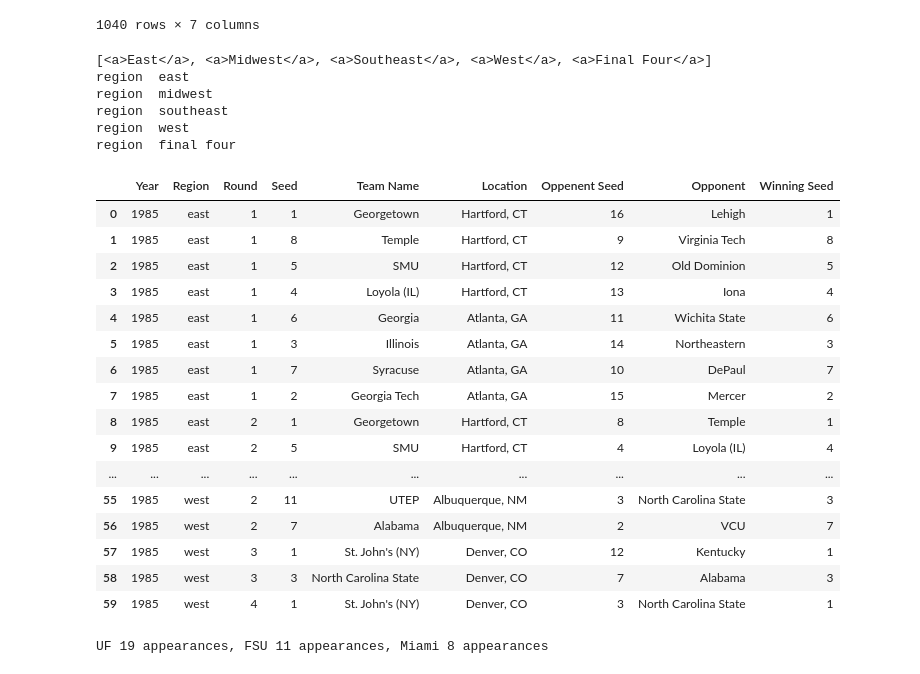
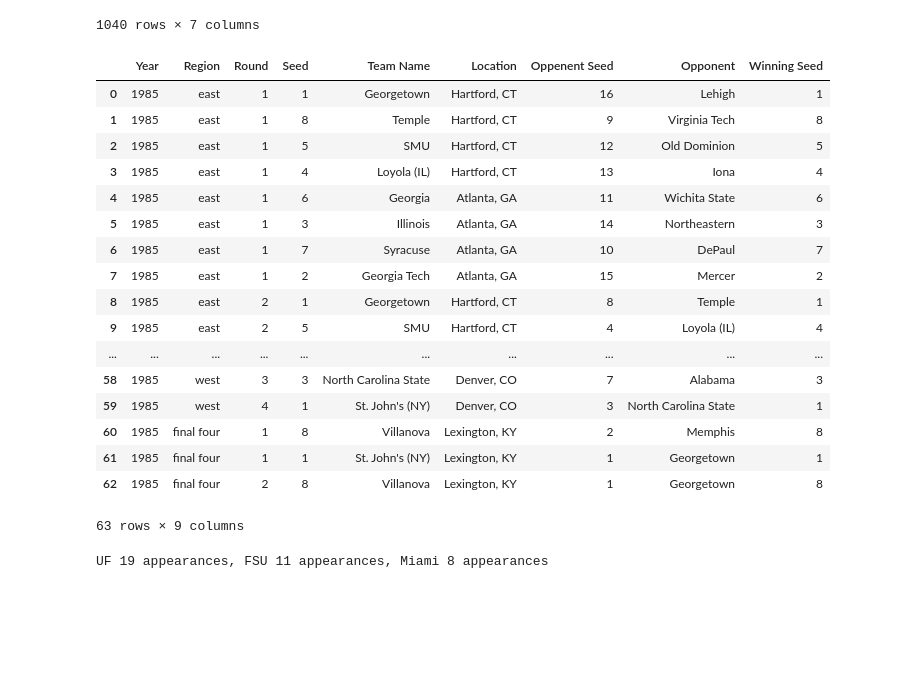
Before and after one commit to dholubek/ncaa_seeds, a Jupyter notebook: ncaa_all_years.ipynb, the cells around one changed output. Cells and saved outputs as stored; diff of their text form; code cells hidden in the pictures; blank space fills up the shorter version.

Commit message:
captured final four

```diff
--- a/ncaa_all_years.ipynb
+++ b/ncaa_all_years.ipynb
@@ -78,10 +78,11 @@ def get_bracket_84():
     bracket = []
     for region_tag in region_tags:
         region = str(region_tag.string).lower()
-        #print("region ", region)
-        #if region is not 'final four':
-        search = {'id': region}
-        region_div = soup.find('div',**search)
+        if region == 'final four':
+            region_div = soup.find('div', {'id':'national'})
+        else:
+            search = {'id': region}
+            region_div = soup.find('div',**search)
         if region_div is not None:
             bracket_rounds = region_div.div
             div_rounds = bracket_rounds.find_all('div', {'class':'round'})
@@ -92,56 +93,51 @@ def get_bracket_84():
                     #print(len(div_round))
                     for gm in div_round:
                         if isinstance(gm, element.Tag ):
                             #print(gm)
                             #print("len contents: ", len(gm.contents))
                             #print()
                             if (len(gm.contents) >= 9):
                                 #print(gm)
                                 #print()
                                 seeds_loc = gm.find_all('span')
                                 if len(seeds_loc) > 2:
                                     winner = gm.find('div', {'class':'winner'})
                                     winner_seed = winner.find('span').string
                                     seed1 = seeds_loc[0].string
                                     seed2 = seeds_loc[1].string
                                     currLoc = tidy_location(seeds_loc[2].string)
                                     alist = gm.select('div a')
                                     team1 = alist[0].string
                                     team2 = alist[2].string
                                     bracketRow = [1985, region, bracket_round, seed1, team1, currLoc, seed2, team2, winner_seed]
                                     bracket.append(bracketRow)
                     bracket_round += 1
 
     return pd.DataFrame(bracket, columns=['Year', 'Region', 'Round', 'Seed', 'Team Name', 'Location', 'Oppenent Seed', 'Opponent', 'Winning Seed'])
 
 
 
 df84 = get_bracket_84()
 df84
 # %% [output]
+|  | Year | Region | Round | Seed | Team Name | Location | Oppenent Seed | Opponent | Winning Seed |
+| 0 | 1985 | east | 1 | 1 | Georgetown | Hartford, CT | 16 | Lehigh | 1 |
+| 1 | 1985 | east | 1 | 8 | Temple | Hartford, CT | 9 | Virginia Tech | 8 |
+| 2 | 1985 | east | 1 | 5 | SMU | Hartford, CT | 12 | Old Dominion | 5 |
+| 3 | 1985 | east | 1 | 4 | Loyola (IL) | Hartford, CT | 13 | Iona | 4 |
+| 4 | 1985 | east | 1 | 6 | Georgia | Atlanta, GA | 11 | Wichita State | 6 |
+| 5 | 1985 | east | 1 | 3 | Illinois | Atlanta, GA | 14 | Northeastern | 3 |
+| 6 | 1985 | east | 1 | 7 | Syracuse | Atlanta, GA | 10 | DePaul | 7 |
+| 7 | 1985 | east | 1 | 2 | Georgia Tech | Atlanta, GA | 15 | Mercer | 2 |
+| 8 | 1985 | east | 2 | 1 | Georgetown | Hartford, CT | 8 | Temple | 1 |
+| 9 | 1985 | east | 2 | 5 | SMU | Hartford, CT | 4 | Loyola (IL) | 4 |
+| ... | ... | ... | ... | ... | ... | ... | ... | ... | ... |
+| 58 | 1985 | west | 3 | 3 | North Carolina State | Denver, CO | 7 | Alabama | 3 |
+| 59 | 1985 | west | 4 | 1 | St. John's (NY) | Denver, CO | 3 | North Carolina State | 1 |
+| 60 | 1985 | final four | 1 | 8 | Villanova | Lexington, KY | 2 | Memphis | 8 |
+| 61 | 1985 | final four | 1 | 1 | St. John's (NY) | Lexington, KY | 1 | Georgetown | 1 |
+| 62 | 1985 | final four | 2 | 8 | Villanova | Lexington, KY | 1 | Georgetown | 8 |
-[<a>East</a>, <a>Midwest</a>, <a>Southeast</a>, <a>West</a>, <a>Final Four</a>]
-region  east
-region  midwest
-region  southeast
-region  west
-region  final four
+63 rows × 9 columns
-|  | Year | Region | Round | Seed | Team Name | Location | Oppenent Seed | Opponent | Winning Seed |
-| 0 | 1985 | east | 1 | 1 | Georgetown | Hartford, CT | 16 | Lehigh | 1 |
-| 1 | 1985 | east | 1 | 8 | Temple | Hartford, CT | 9 | Virginia Tech | 8 |
-| 2 | 1985 | east | 1 | 5 | SMU | Hartford, CT | 12 | Old Dominion | 5 |
-| 3 | 1985 | east | 1 | 4 | Loyola (IL) | Hartford, CT | 13 | Iona | 4 |
-| 4 | 1985 | east | 1 | 6 | Georgia | Atlanta, GA | 11 | Wichita State | 6 |
-| 5 | 1985 | east | 1 | 3 | Illinois | Atlanta, GA | 14 | Northeastern | 3 |
-| 6 | 1985 | east | 1 | 7 | Syracuse | Atlanta, GA | 10 | DePaul | 7 |
-| 7 | 1985 | east | 1 | 2 | Georgia Tech | Atlanta, GA | 15 | Mercer | 2 |
-| 8 | 1985 | east | 2 | 1 | Georgetown | Hartford, CT | 8 | Temple | 1 |
-| 9 | 1985 | east | 2 | 5 | SMU | Hartford, CT | 4 | Loyola (IL) | 4 |
-| ... | ... | ... | ... | ... | ... | ... | ... | ... | ... |
-| 55 | 1985 | west | 2 | 11 | UTEP | Albuquerque, NM | 3 | North Carolina State | 3 |
-| 56 | 1985 | west | 2 | 7 | Alabama | Albuquerque, NM | 2 | VCU | 7 |
-| 57 | 1985 | west | 3 | 1 | St. John's (NY) | Denver, CO | 12 | Kentucky | 1 |
-| 58 | 1985 | west | 3 | 3 | North Carolina State | Denver, CO | 7 | Alabama | 3 |
-| 59 | 1985 | west | 4 | 1 | St. John's (NY) | Denver, CO | 3 | North Carolina State | 1 |
 # %%
 bracket_2017_and_2016 = df.head(64)
 sample = bracket_2017_and_2016.head(8)
```
